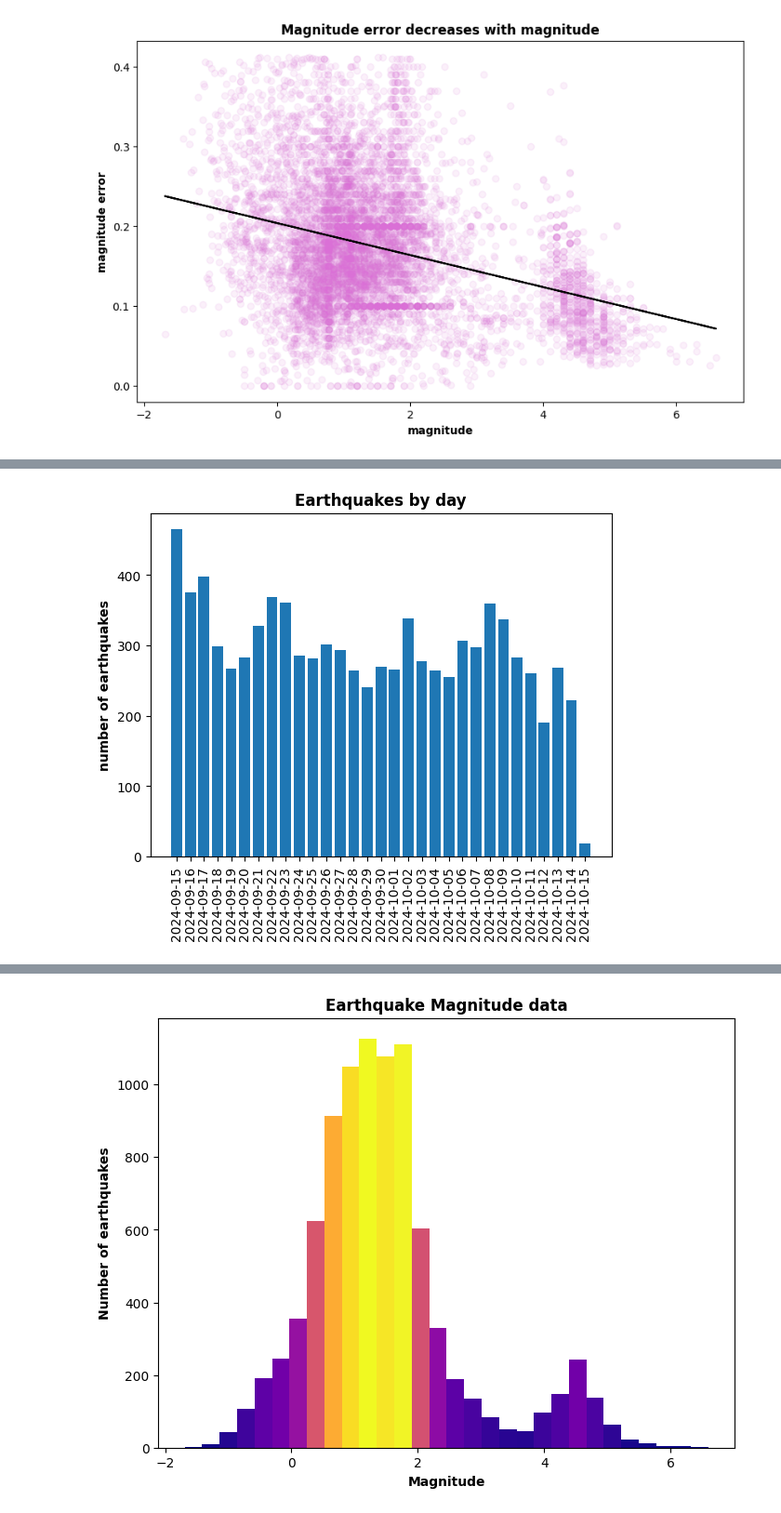
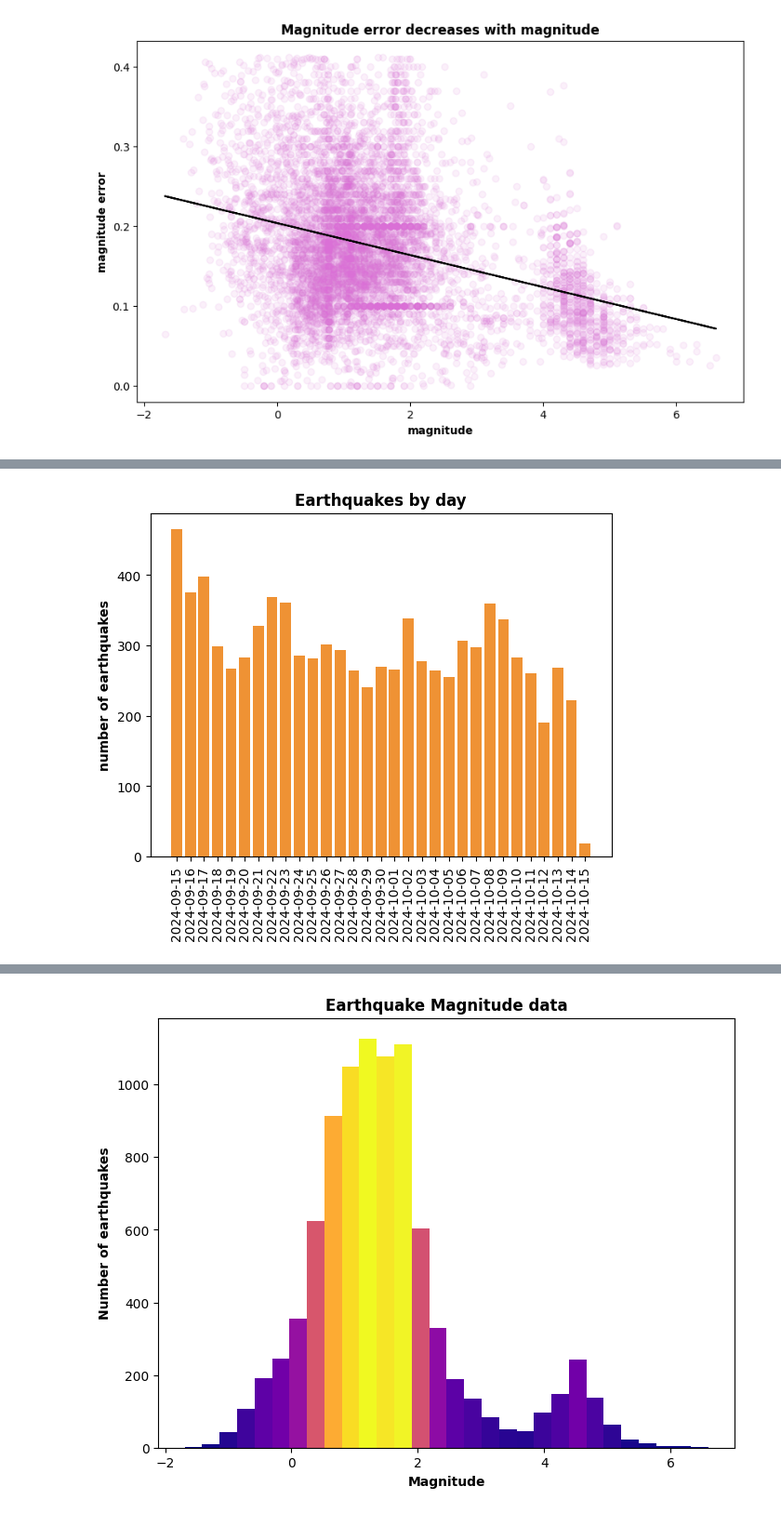
Before and after one commit to aferguson15235/tda, a Jupyter notebook: earthquakes.ipynb, the cells around one changed output, grey strips where cells are left out. Shown at 93% size. Cells and saved outputs as stored; diff of their text form; code cells hidden in the pictures.

```diff
--- a/earthquakes.ipynb
+++ b/earthquakes.ipynb
@@ -110,32 +169,32 @@ plt.savefig('earthquake_plots/mag_vs_mag_error.png')
 # %%
 import matplotlib.pyplot as plt
 import numpy as np
 import pandas as pd
 import datetime
 
 # load earthquake data
 eq = pd.read_csv("all_month.csv")
 
 # create date column in earthquake data
 for i in range(eq.shape[0]):
     year_month_day = eq.loc[i,'time'].split("T")[0].split('-')
     eq.loc[i, 'day'] = year_month_day[0]+year_month_day[1]+year_month_day[2]
 eq['day'] = pd.to_datetime(eq['day'], format='%Y%m%d')
 
 # sort data by date column
 eq_sorted_by_day= eq.sort_values(by='day').reset_index(drop=True)
 
 # plot bar chart of number of earthquakes per day
 fig, ax = plt.subplots()
-ax.bar(eq_sorted_by_day['day'].value_counts().index, eq_sorted_by_day['day'].value_counts())
+ax.bar(eq_sorted_by_day['day'].value_counts().index, eq_sorted_by_day['day'].value_counts(),color="#EF9234")
 
 # aesthetics
 ax.set_ylabel("number of earthquakes", fontweight='bold')
 ax.set_title("Earthquakes by day", fontweight='bold')
 plt.xticks(ticks = eq_sorted_by_day['day'].value_counts().index, rotation=90)
 plt.savefig('earthquake_plots/earthquakes_by_day.png')
 # %% [output]
-[figure, old version]
+[figure, new version]
 # %%
 # earthquakes by location
 eq_by_state = eq
```
Also changed, not shown: parts of 2 cells of this notebook.
